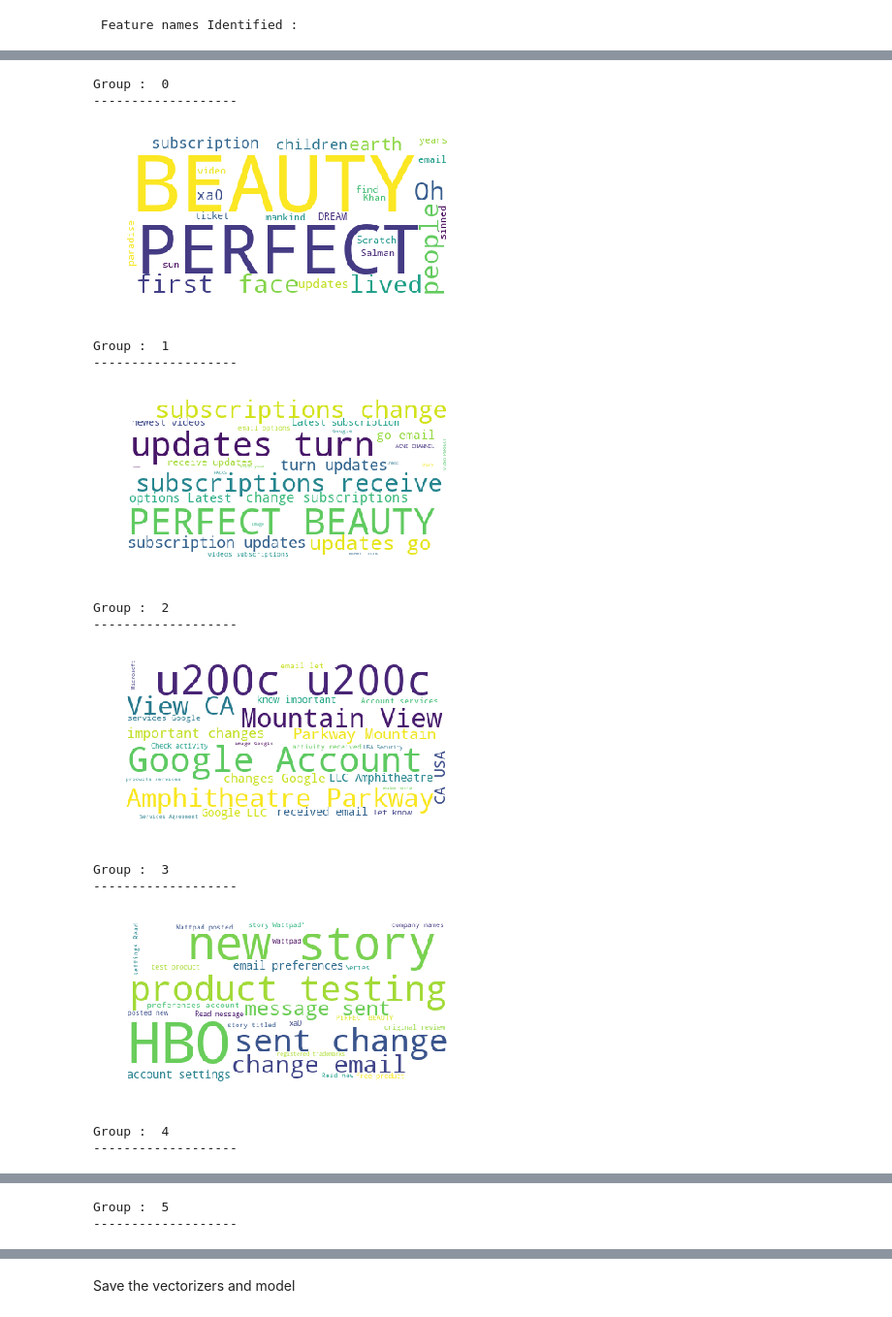
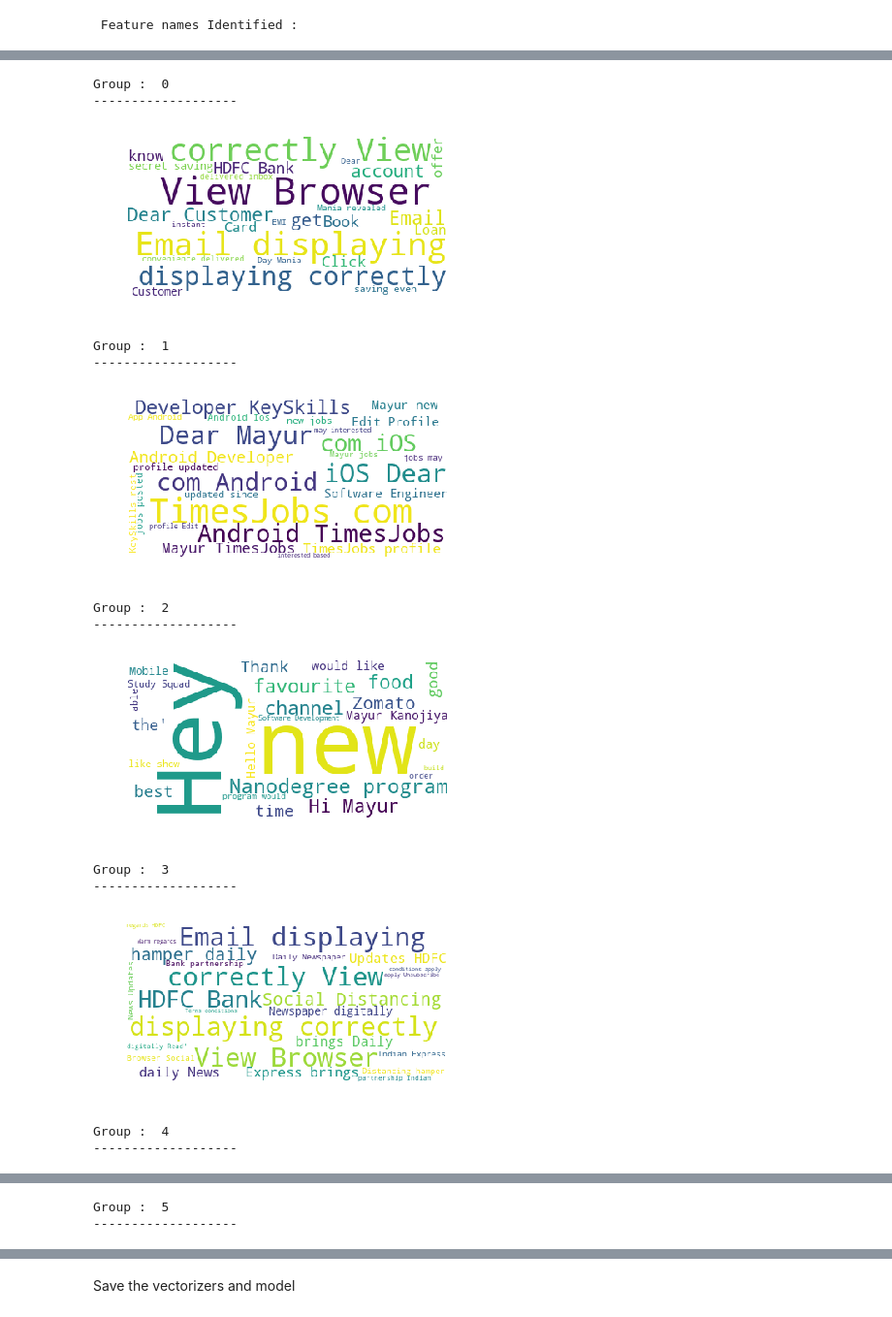
Before and after one commit to KMKnation/semantic_search_engine, a Jupyter notebook: clustering.ipynb, the cells around one changed output, grey strips where cells are left out. Shown at 97% size. Cells and saved outputs as stored; diff of their text form; code cells hidden in the pictures.

Commit message:
chore:trained on large data

```diff
--- a/clustering.ipynb
+++ b/clustering.ipynb
@@ -41,7 +41,7 @@ stopword = nltk.corpus.stopwords.words('english')
 [nltk_data]   Package stopwords is already up-to-date!
 # %%
 def clean_text(text):
-    text = sttext.replace('[image: Google]', '')
+    text = str(text).replace('[image: Google]', '')
     text_nopunct = "".join([char for char in text if char not in string.punctuation])
     tokens = re.split('\W+', text_nopunct)
     tokens = [word.lower() for word in tokens]
@@ -86,7 +63,7 @@ df
 # %%
 vectorizer = TfidfVectorizer(stop_words='english', analyzer=clean_text)
 # %%
-data_matrix=vectorizer.fit_transform(df['content'])
+data_matrix=vectorizer.fit_transform(df['subject'])
 print("\n Feature names Identified :\n")
 # print(vectorizer.get_feature_names())
 # %% [output]
@@ -140,3 +130,3 @@ Sum of squared distances :  [169.20000683493302, 157.92426580545413, 149.5784648
 # %%
-num_of_topic = 9
+num_of_topic = 27
 # %%
@@ -196,7 +198,7 @@ Sum of squared distances :  [103.05692071597879, 73.39974452503387, 51.282074747
 from sklearn.cluster import KMeans
 
 #Split data into 3 clusters
-kmeans = KMeans(n_clusters=9).fit(lda_mat)
+kmeans = KMeans(n_clusters=27).fit(lda_mat)
 
 #get Cluster labels.
 clusters=kmeans.labels_
@@ -225,28 +228,28 @@ df[df['cluster'] == 1]
 # %%
 #Print cluster label and Courses under each cluster
 from wordcloud import WordCloud
 for group in set(clusters):
     print("\nGroup : ",group, "\n-------------------")
 
     #Generate wordcloud data
     wordcloud = WordCloud(stopwords=stopword, max_words=25, \
-                      background_color="white").generate(str(df[df['cluster'] == group]['content'].values))
+                      background_color="white").generate(str(df[df['cluster'] == group]['subject'].values))
 
     plt.imshow(wordcloud)
     plt.axis("off")
     plt.show()
 # %% [output]
 Group :  0
 -------------------
-[figure, old version]
+[figure, new version]
 Group :  1
 -------------------
-[figure, old version]
+[figure, new version]
 Group :  2
 -------------------
-[figure, old version]
+[figure, new version]
 Group :  3
 -------------------
-[figure, old version]
+[figure, new version]
 Group :  4
 -------------------
```
Also changed, not shown: parts of 18 cells of this notebook, 5 other files.
